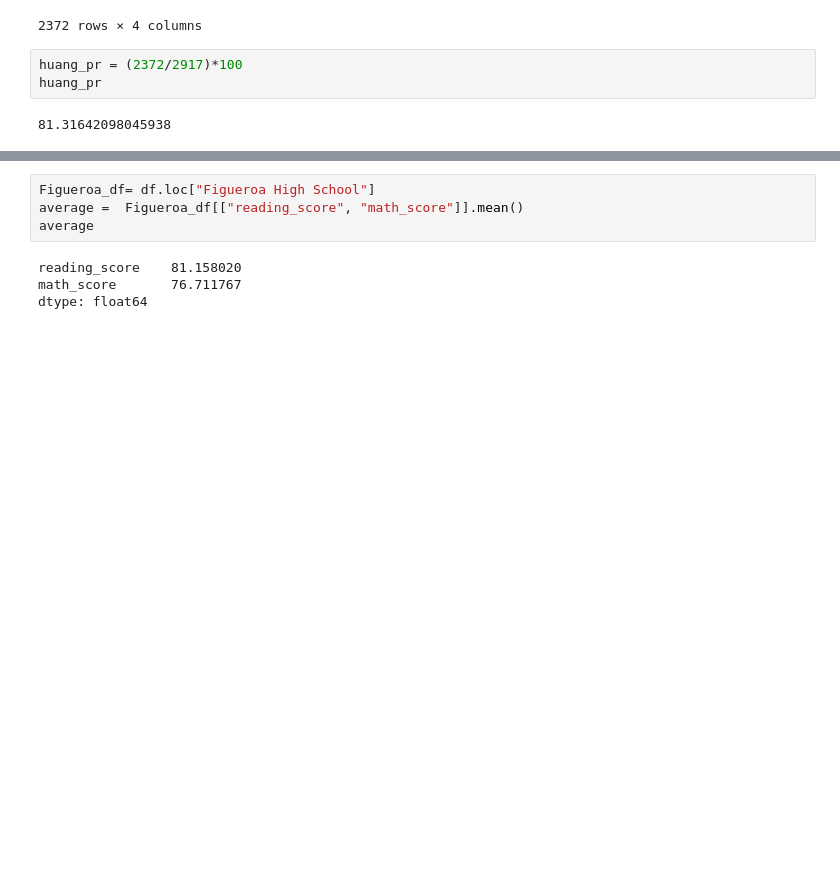
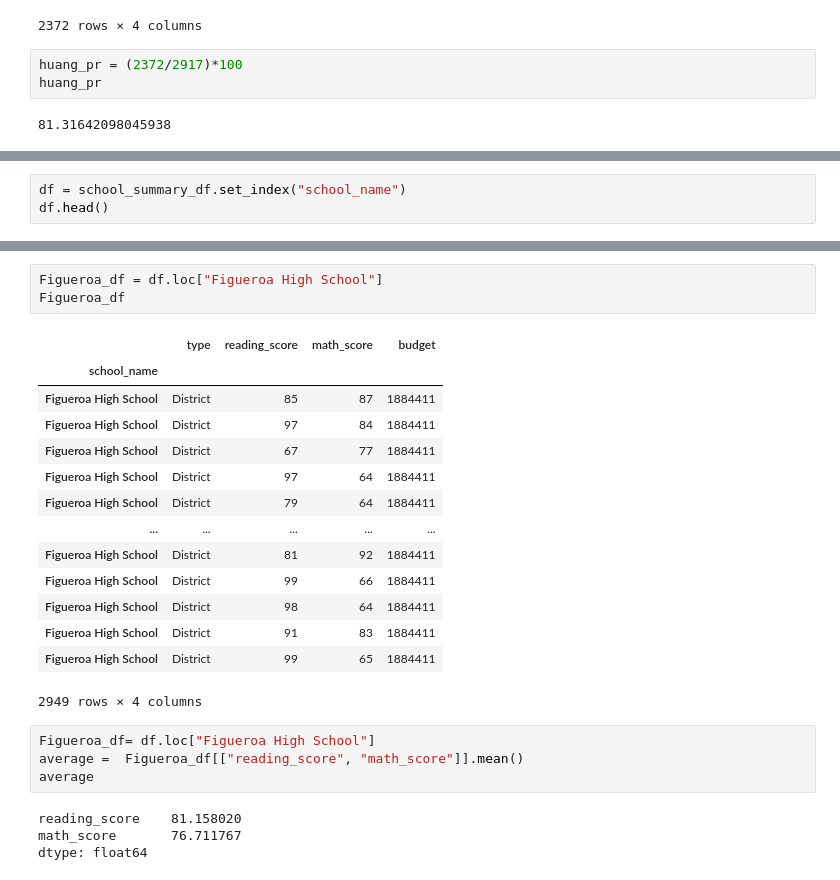
Before and after one commit to kofi-max/pandas-challenge, a Jupyter notebook: PyCitySchools/home work solution.ipynb, the cells around one changed output, grey strips where cells are left out. Cells and saved outputs as stored; diff of their text form; blank space fills up the shorter version.

```diff
--- a/PyCitySchools/home work solution.ipynb
+++ b/PyCitySchools/home work solution.ipynb
@@ -318,0 +331,3 @@ huang_pr
+# %%
+df = school_summary_df.set_index("school_name")
+df.head()
@@ -319,3 +342,21 @@ huang_pr
+# %%
+Figueroa_df = df.loc["Figueroa High School"]
+Figueroa_df
+# %% [output]
+|  | type | reading_score | math_score | budget |
+| school_name |  |  |  |  |
+| Figueroa High School | District | 85 | 87 | 1884411 |
+| Figueroa High School | District | 97 | 84 | 1884411 |
+| Figueroa High School | District | 67 | 77 | 1884411 |
+| Figueroa High School | District | 97 | 64 | 1884411 |
+| Figueroa High School | District | 79 | 64 | 1884411 |
+| ... | ... | ... | ... | ... |
+| Figueroa High School | District | 81 | 92 | 1884411 |
+| Figueroa High School | District | 99 | 66 | 1884411 |
+| Figueroa High School | District | 98 | 64 | 1884411 |
+| Figueroa High School | District | 91 | 83 | 1884411 |
+| Figueroa High School | District | 99 | 65 | 1884411 |
+2949 rows × 4 columns
 # %%
 Figueroa_df= df.loc["Figueroa High School"]
 average =  Figueroa_df[["reading_score", "math_score"]].mean()
```
Also changed, not shown: parts of 152 cells of this notebook.
